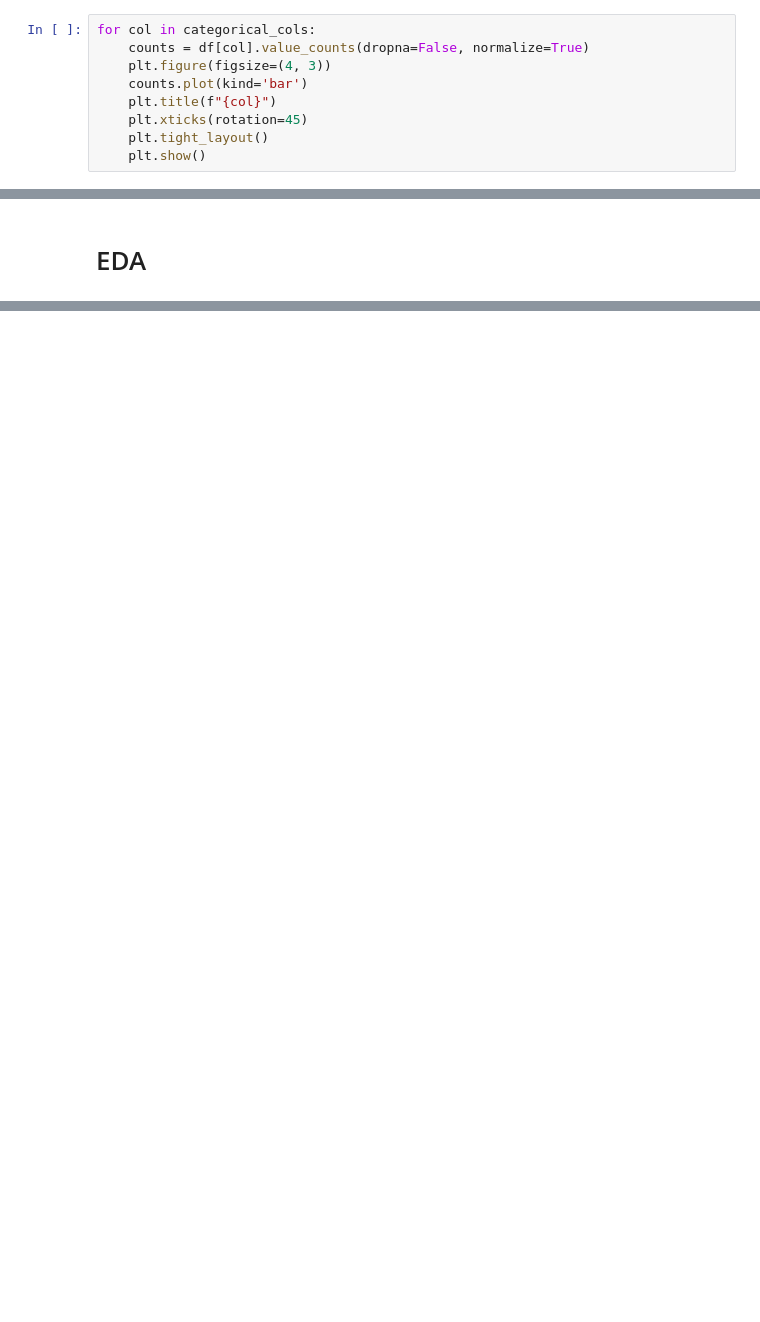
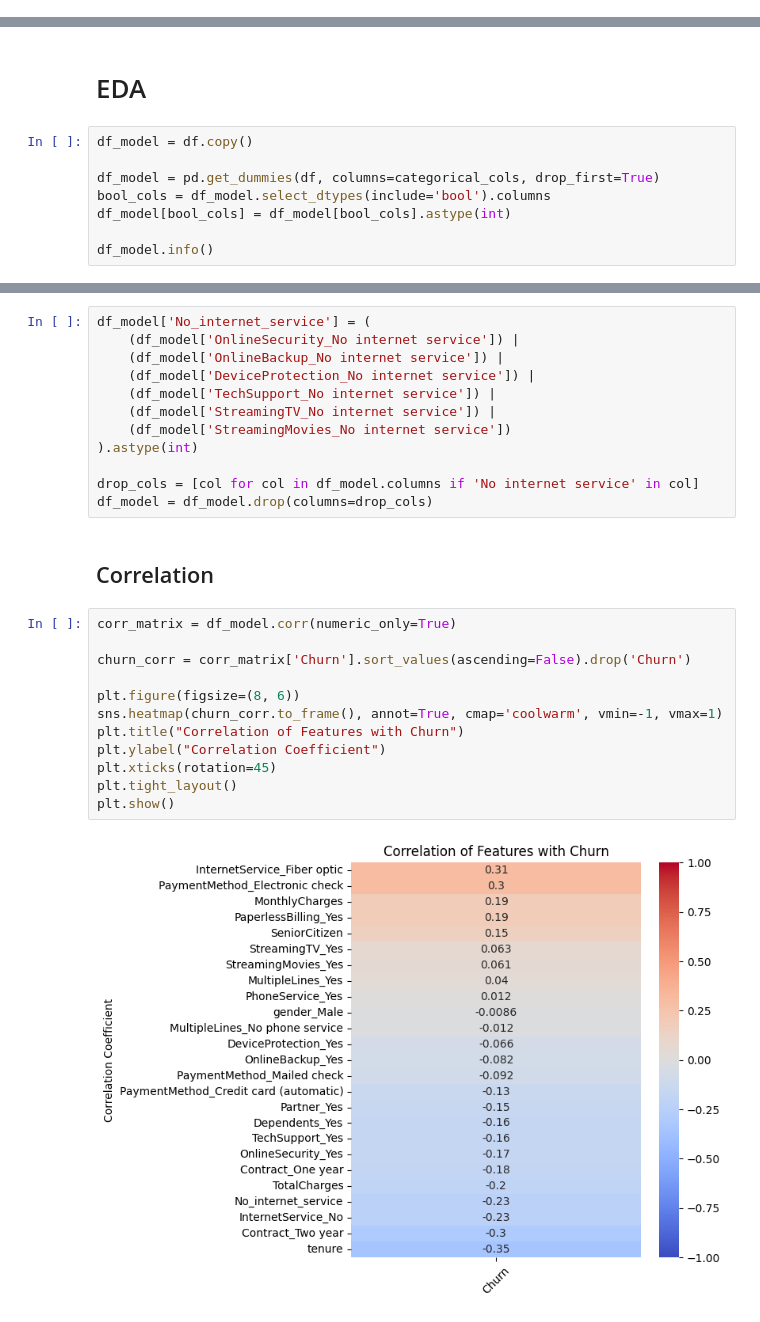
Before and after one commit to njimenez94/churn-ml, a Jupyter notebook: notebooks/EDA.ipynb, the cells around one changed output, grey strips where cells are left out. Saved outputs shown, nothing was run; the diff lists cells and outputs as text; blank space fills up the shorter version.

```diff
--- a/notebooks/EDA.ipynb
+++ b/notebooks/EDA.ipynb
@@ -51,9 +31,0 @@ assert len(categorical_cols) + len(numerical_cols) + len(bin_cols) == df.shape[1
-# %%
-for col in categorical_cols:
-    counts = df[col].value_counts(dropna=False, normalize=True)
-    plt.figure(figsize=(4, 3))
-    counts.plot(kind='bar')
-    plt.title(f"{col}")
-    plt.xticks(rotation=45)
-    plt.tight_layout()
-    plt.show()
@@ -89,2 +32,10 @@ dtype: float64
 # %% [markdown]
 # EDA
+# %%
+df_model = df.copy()
+
+df_model = pd.get_dummies(df, columns=categorical_cols, drop_first=True)
+bool_cols = df_model.select_dtypes(include='bool').columns
+df_model[bool_cols] = df_model[bool_cols].astype(int)
+
+df_model.info()
@@ -90,0 +60,28 @@ dtype: float64
+# %%
+df_model['No_internet_service'] = (
+    (df_model['OnlineSecurity_No internet service']) |
+    (df_model['OnlineBackup_No internet service']) |
+    (df_model['DeviceProtection_No internet service']) |
+    (df_model['TechSupport_No internet service']) |
+    (df_model['StreamingTV_No internet service']) |
+    (df_model['StreamingMovies_No internet service'])
+).astype(int)
+
+drop_cols = [col for col in df_model.columns if 'No internet service' in col]
+df_model = df_model.drop(columns=drop_cols)
+# %% [markdown]
+## Correlation
+# %%
+corr_matrix = df_model.corr(numeric_only=True)
+
+churn_corr = corr_matrix['Churn'].sort_values(ascending=False).drop('Churn')
+
+plt.figure(figsize=(8, 6))
+sns.heatmap(churn_corr.to_frame(), annot=True, cmap='coolwarm', vmin=-1, vmax=1)
+plt.title("Correlation of Features with Churn")
+plt.ylabel("Correlation Coefficient")
+plt.xticks(rotation=45)
+plt.tight_layout()
+plt.show()
+# %% [output]
+[figure, added]
```
Also changed, not shown: parts of 8 cells of this notebook, 15 other files.
